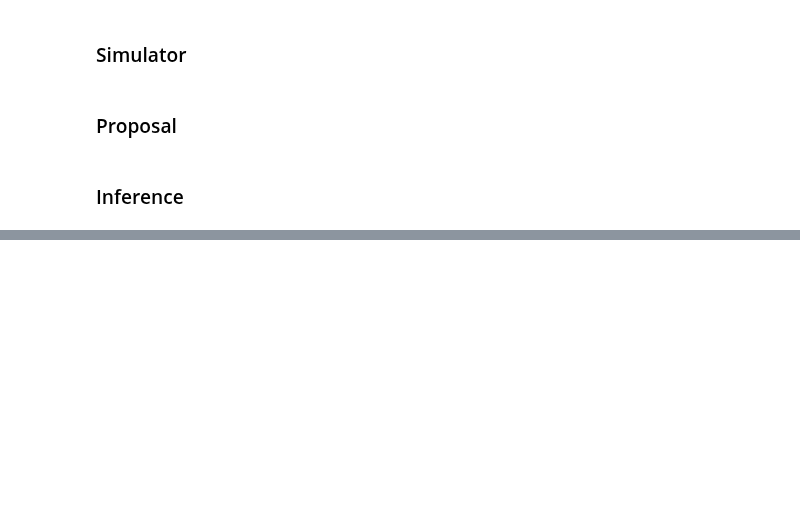
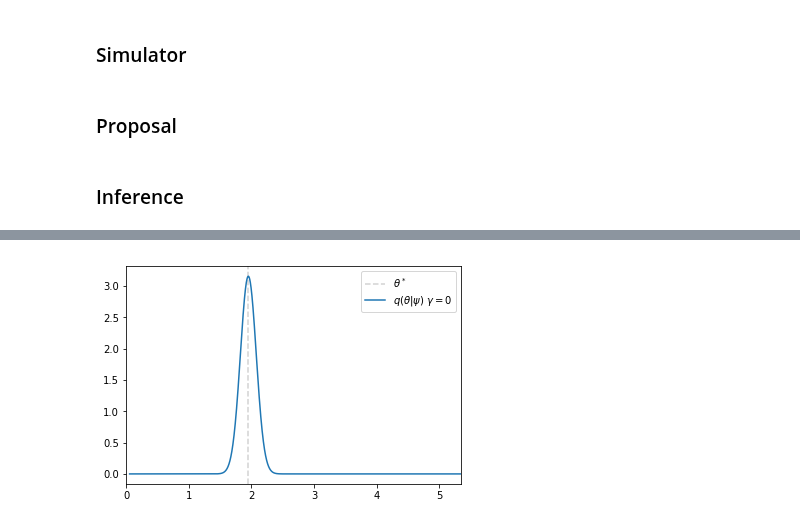
Before and after one commit to montefiore-institute/hypothesis, a Jupyter notebook: examples/avo_poisson.ipynb, the cells around one changed output, grey strips where cells are left out. Cells and saved outputs as stored; diff of their text form; code cells hidden in the pictures; blank space fills up the shorter version.

```diff
--- a/examples/avo_poisson.ipynb
+++ b/examples/avo_poisson.ipynb
@@ -84,0 +87,9 @@ plot_proposal(proposal)
+# %%
+num_runs = 15
+results = []
+
+for run in range(num_runs):
+    print("Executing run", (run + 1))
+    proposal = NormalProposal()
+    avo = AdversarialVariationalOptimization(simulator, allocate_discriminator(), proposal)
+    results.append(avo.infer(x_o, steps=10000))
@@ -84,0 +112,15 @@ plot_proposal(proposal)
+# %%
+with torch.no_grad():
+    mu = 0.
+    sigma = 0.
+    for proposal in results:
+        mu += proposal._mu
+        sigma += proposal._sigma
+    mu /= num_runs
+    sigma /= num_runs
+
+averaged_proposal = NormalProposal(mu.detach(), sigma.detach())
+
+plot_proposal(averaged_proposal)
+# %% [output]
+[figure, added]
```
Also changed, not shown: parts of 4 cells of this notebook, 1 other file.
